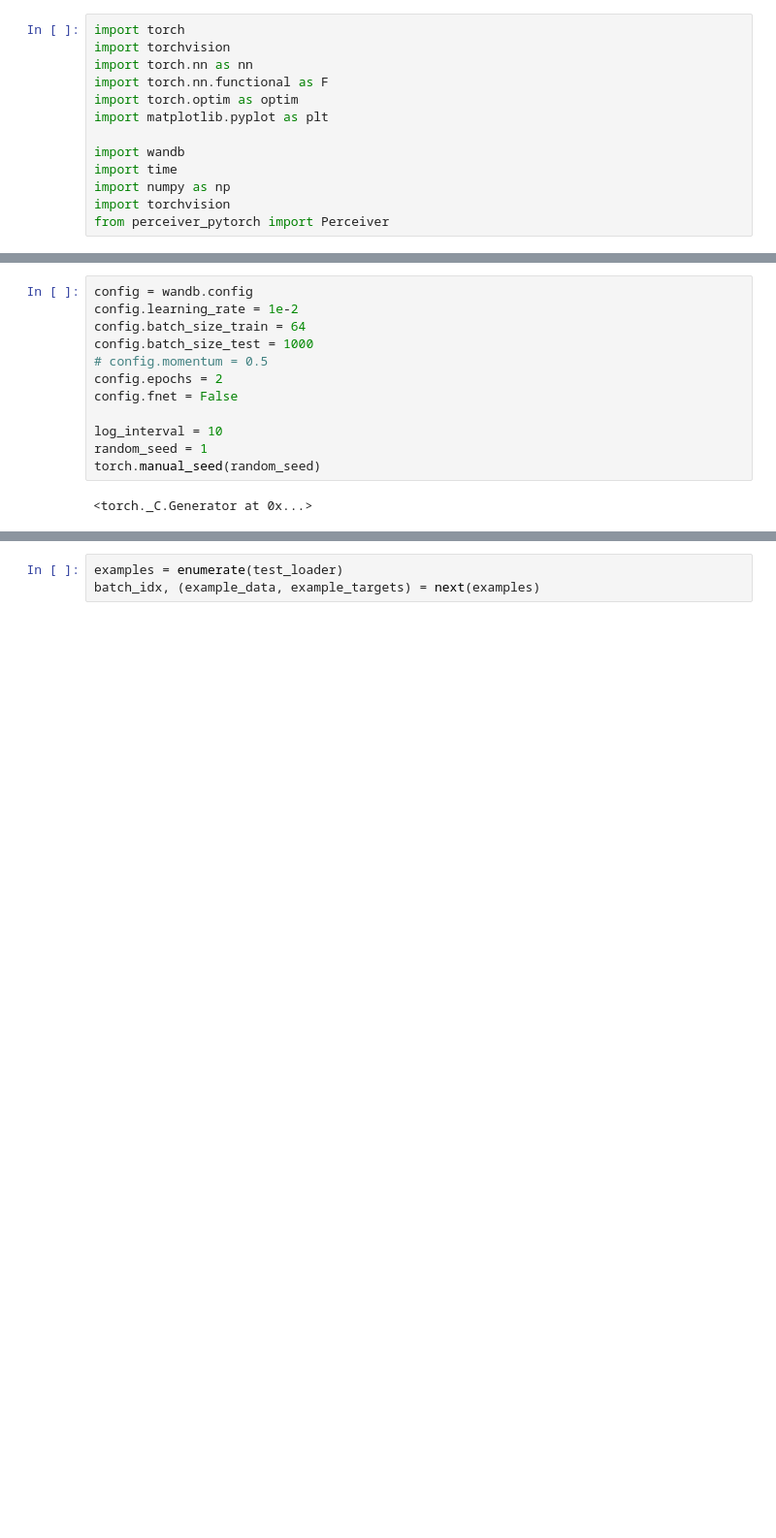
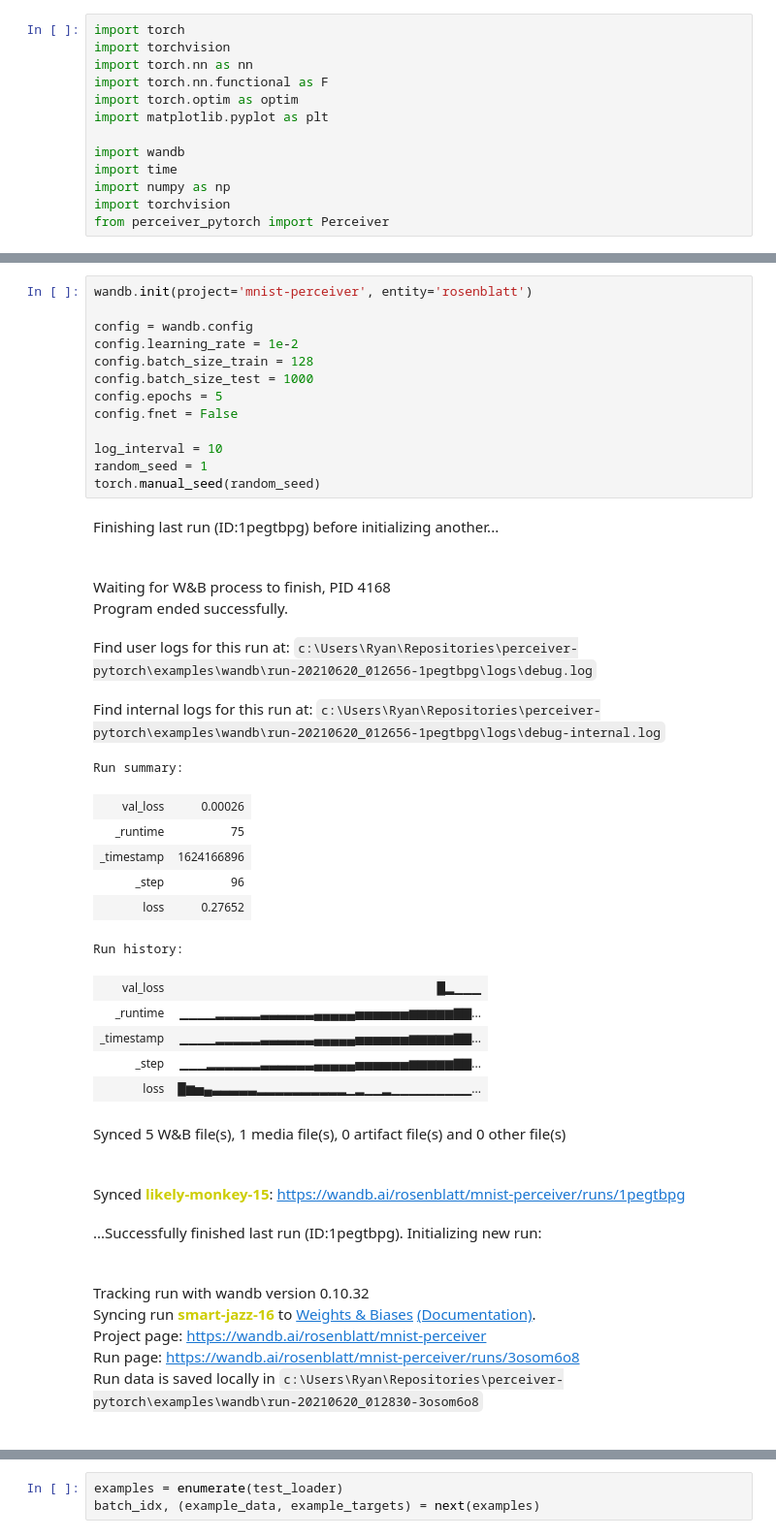
Before and after one commit to rjwalden/perceiver-pytorch, a Jupyter notebook: examples/preceiver_mnist.ipynb, the cells around one changed output, grey strips where cells are left out. Shown at 97% size. Drawn from its saved outputs; the diff is of its cells as text; blank space fills up the shorter version.

```diff
--- a/examples/preceiver_mnist.ipynb
+++ b/examples/preceiver_mnist.ipynb
@@ -55,14 +23,39 @@ Subclasses:
 # %%
+wandb.init(project='mnist-perceiver', entity='rosenblatt')
+
 config = wandb.config
 config.learning_rate = 1e-2
-config.batch_size_train = 64
+config.batch_size_train = 128
 config.batch_size_test = 1000
-# config.momentum = 0.5
-config.epochs = 2
+config.epochs = 5
 config.fnet = False
 
 log_interval = 10
 random_seed = 1
 torch.manual_seed(random_seed)
 # %% [output]
+Finishing last run (ID:1pegtbpg) before initializing another...
+Waiting for W&B process to finish, PID 4168
+Program ended successfully.
+Find user logs for this run at: c:\Users\Ryan\Repositories\perceiver-pytorch\examples\wandb\run-20210620_012656-1pegtbpg\logs\debug.log
+Find internal logs for this run at: c:\Users\Ryan\Repositories\perceiver-pytorch\examples\wandb\run-20210620_012656-1pegtbpg\logs\debug-internal.log
-<torch._C.Generator at 0x...>
+Run summary:
+| val_loss | 0.00026 |
+| _runtime | 75 |
+| _timestamp | 1624166896 |
+| _step | 96 |
+| loss | 0.27652 |
+Run history:
+| val_loss | █▂▁▁▁ |
+| _runtime | ▁▁▁▁▂▂▂▂▂▃▃▃▃▃▃▄▄▄▄▄▅▅▅▅▅▅▆▆▆▆▆▇▇... |
+| _timestamp | ▁▁▁▁▂▂▂▂▂▃▃▃▃▃▃▄▄▄▄▄▅▅▅▅▅▅▆▆▆▆▆▇▇... |
+| _step | ▁▁▁▂▂▂▂▂▂▃▃▃▃▃▃▄▄▄▄▄▅▅▅▅▅▅▆▆▆▆▆▇▇... |
+| loss | █▆▅▄▃▃▃▃▃▂▂▂▂▂▂▂▂▂▂▁▂▁▁▂▁▁▁▁▁▁▁▁▁... |
+Synced 5 W&B file(s), 1 media file(s), 0 artifact file(s) and 0 other file(s)
+Synced likely-monkey-15: https://wandb.ai/rosenblatt/mnist-perceiver/runs/1pegtbpg
+...Successfully finished last run (ID:1pegtbpg). Initializing new run:
+Tracking run with wandb version 0.10.32
+Syncing run smart-jazz-16 to Weights & Biases (Documentation).
+Project page: https://wandb.ai/rosenblatt/mnist-perceiver
+Run page: https://wandb.ai/rosenblatt/mnist-perceiver/runs/3osom6o8
+Run data is saved locally in c:\Users\Ryan\Repositories\perceiver-pytorch\examples\wandb\run-20210620_012830-3osom6o8
```
Also changed, not shown: parts of 6 cells of this notebook.
